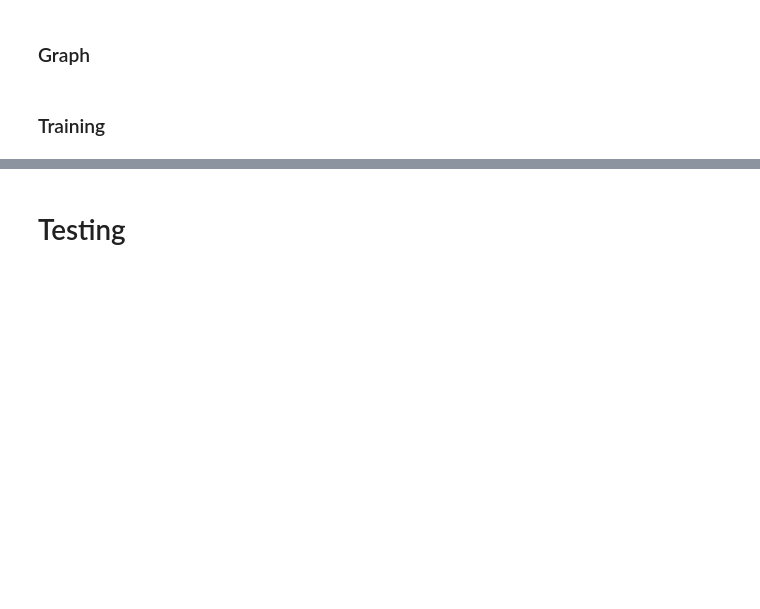
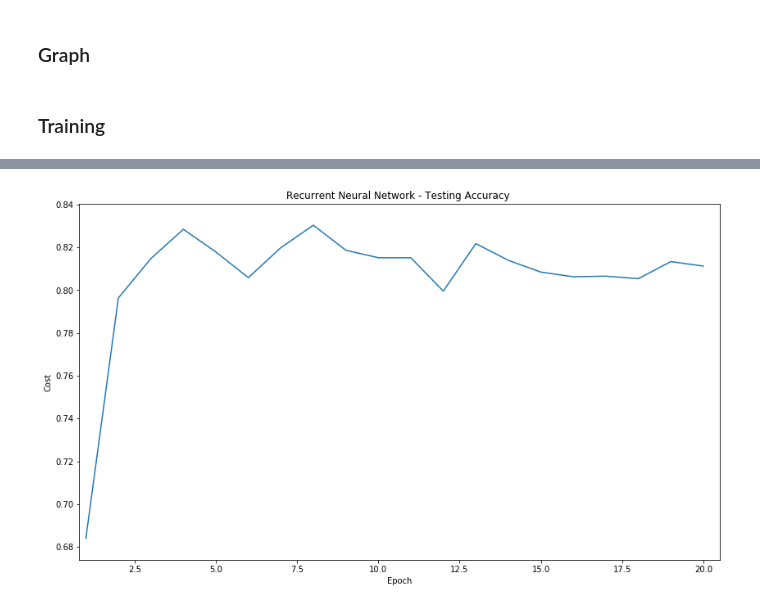
Before and after one commit to jarchv/rnn-sentiment-analysis, a Jupyter notebook: rnn_sa.ipynb, the cells around one changed output, grey strips where cells are left out. Cells and saved outputs as stored; diff of their text form; code cells hidden in the pictures; blank space fills up the shorter version.

```diff
--- a/rnn_sa.ipynb
+++ b/rnn_sa.ipynb
@@ -345,9 +366,9 @@ plt.show()
 # %%
 fig, ax = plt.subplots(figsize=(14, 8))
 l2      = ax.plot( ep, test_acc)
 ax.set(xlabel='Epoch', ylabel='Cost', title='Recurrent Neural Network - Testing Accuracy ')
-ax.axis([0.8, training_steps + 0.5, test_acc[0]-0.01, test_acc[-1]+0.01])
+ax.axis([0.8, training_steps + 0.5, test_acc[0]-0.01, max(test_acc)+0.01])
 #plt.legend([l1, l2],["Training","Validation"])
 plt.show()
+# %% [output]
+[figure, added]
-# %% [markdown]
-# Testing
```
Also changed, not shown: parts of 16 cells of this notebook, 1 other file.
